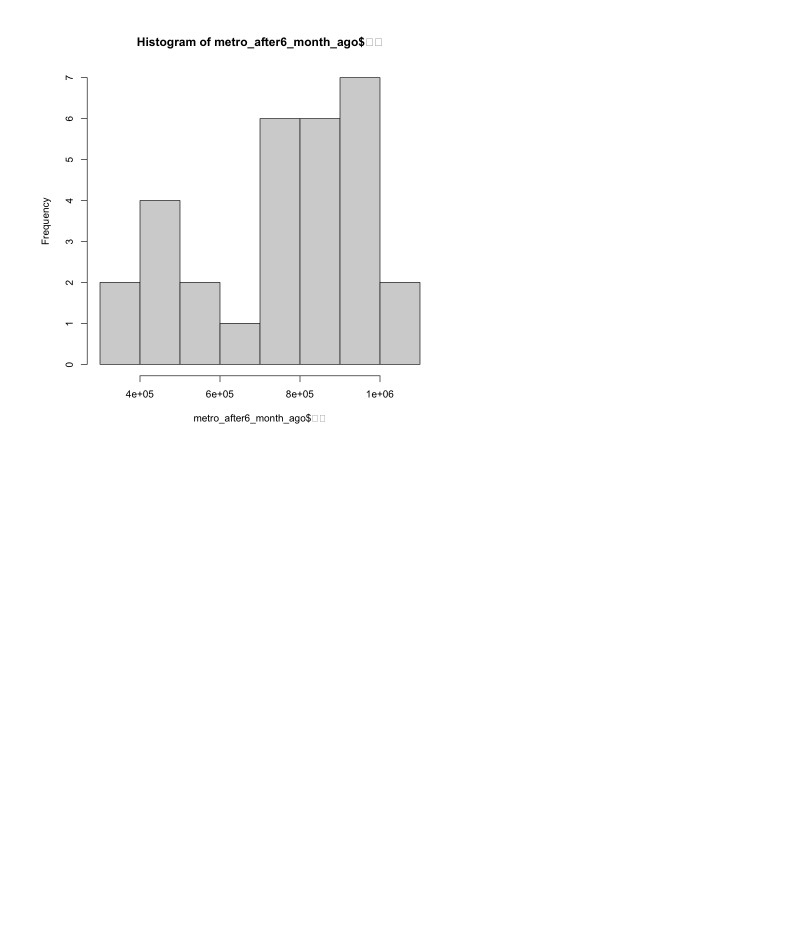
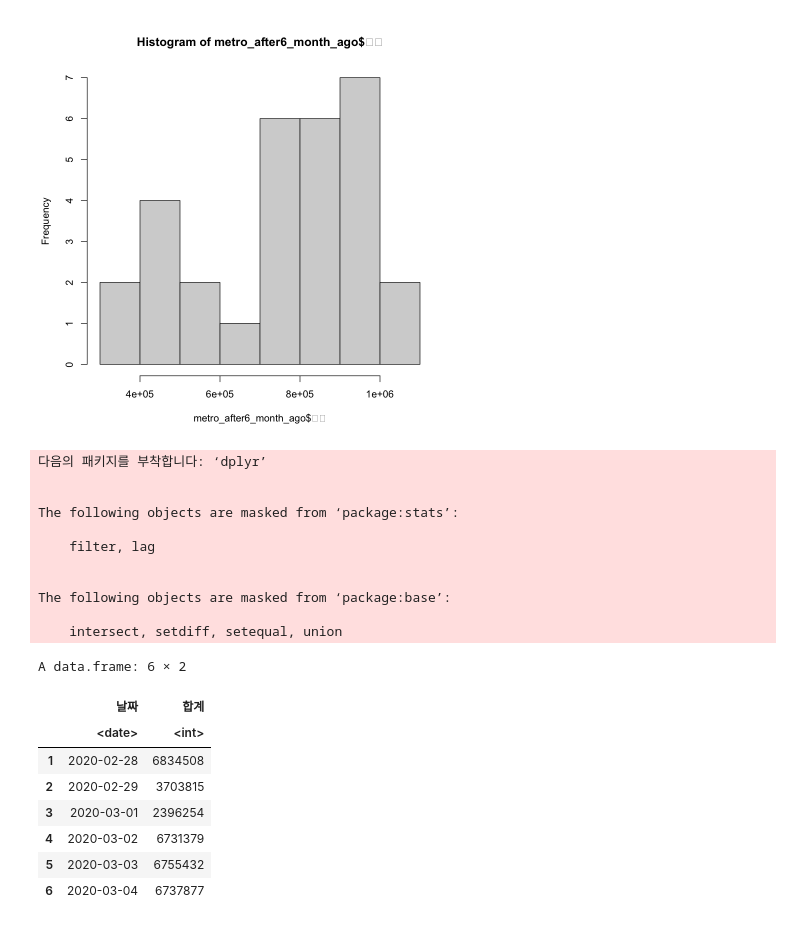
Before and after one commit to tommylee8939/TIL, a Jupyter notebook: R-project/project.ipynb, the cells around one changed output. Cells and saved outputs as stored; diff of their text form; code cells hidden in the pictures; blank space fills up the shorter version.

```diff
--- a/R-project/project.ipynb
+++ b/R-project/project.ipynb
@@ -286,3 +281,35 @@ Warning message in title(main = main, sub = sub, xlab = xlab, ylab = ylab, ...):
 “conversion failure on 'metro_after6_month_ago$합계' in 'mbcsToSbcs': dot substituted for <84>”
 [figure]
 [figure]
+# %%
+library(dplyr)
+metro<- read.csv('./data/data.csv',encoding = 'UTF-8')
+colnames(metro)<-c('날짜','호선','역번호','역명','구분','-06','06-07','07-08','08-09','09-10','10-11','11-12','12-13','13-14','14-15','15-16','16-17','17-18','18-19','19-20','20-21','21-22','22-23','23-','요일')
+metro$합계 <-apply(metro[,6:24],1,sum)
+metro$`날짜`<-as.Date(metro$`날짜`,format = '%Y-%m-%d')
+metro <- metro %>% filter(날짜 >=as.Date('2020-02-28'))  %>% group_by(날짜) %>%
+  summarize(일별총이용량 = sum(합계))
+metro <- as.data.frame(metro)
+colnames(metro) <- c('날짜','합계')
+head(metro)
+# %% [output]
+다음의 패키지를 부착합니다: ‘dplyr’
+
+
+The following objects are masked from ‘package:stats’:
+
+    filter, lag
+
+
+The following objects are masked from ‘package:base’:
+
+    intersect, setdiff, setequal, union
+A data.frame: 6 × 2
+|  | 날짜 | 합계 |
+|  | <date> | <int> |
+| 1 | 2020-02-28 | 6834508 |
+| 2 | 2020-02-29 | 3703815 |
+| 3 | 2020-03-01 | 2396254 |
+| 4 | 2020-03-02 | 6731379 |
+| 5 | 2020-03-03 | 6755432 |
+| 6 | 2020-03-04 | 6737877 |
```
Also changed, not shown: parts of 5 cells of this notebook, 3 other files.
